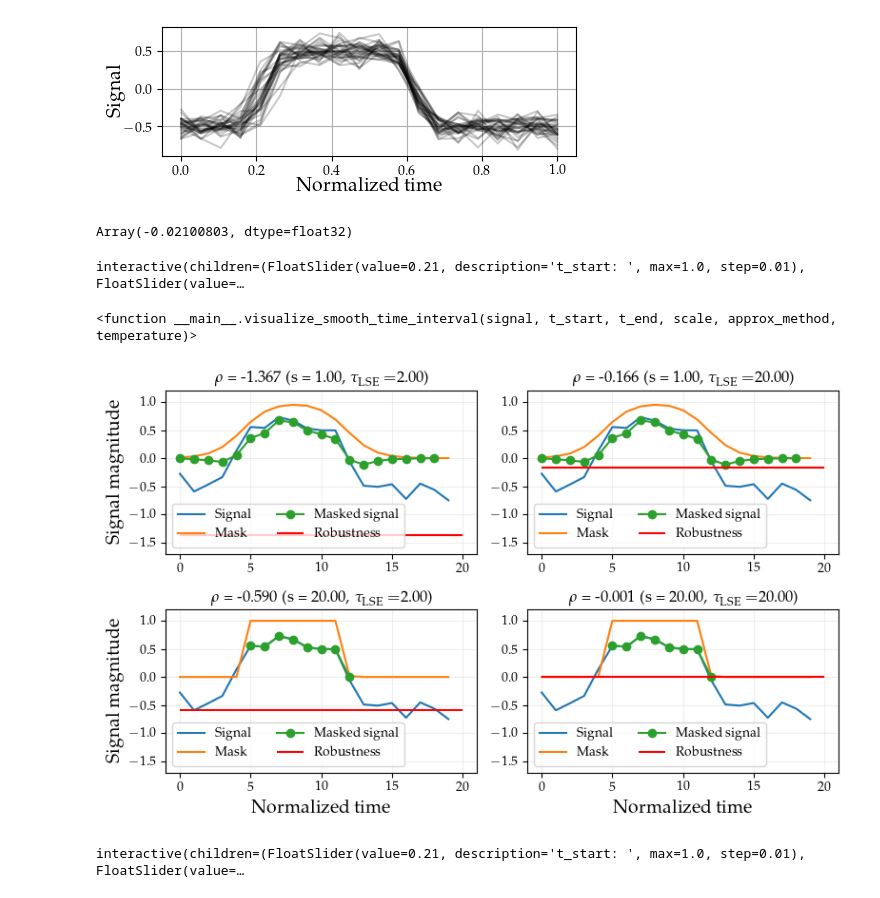
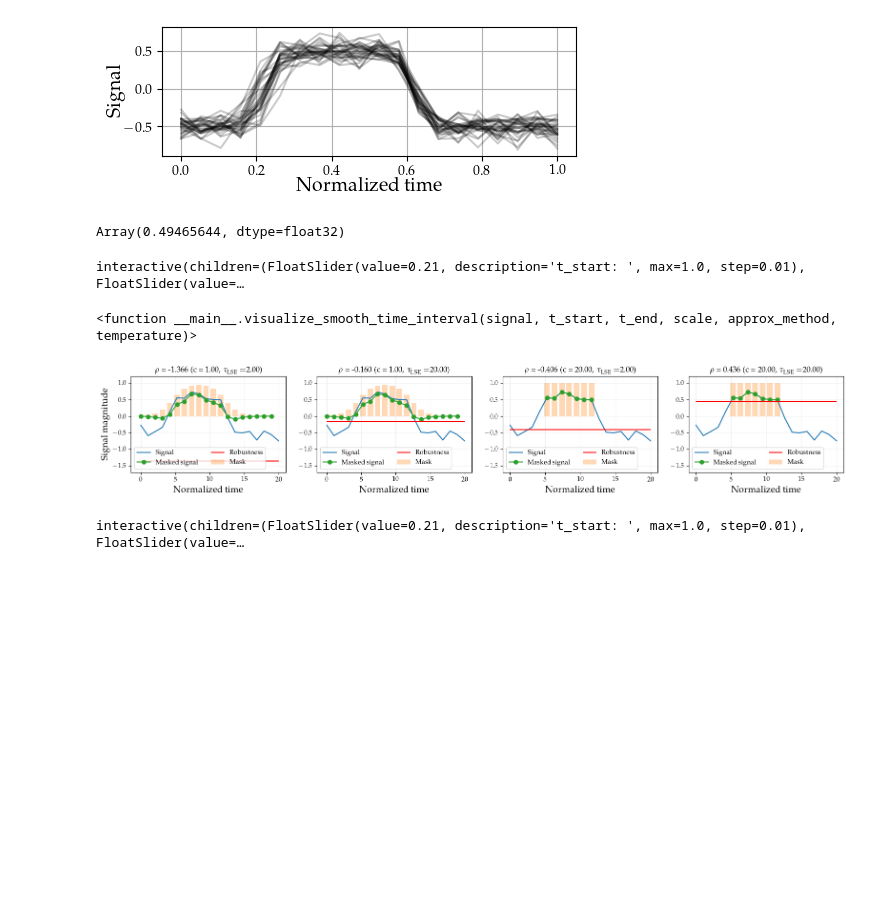
Before and after one commit to karenl7/stljax, a Jupyter notebook: differentiable_time.ipynb, the cells around one changed output. Drawn from its saved outputs; the diff is of its cells as text; code cells hidden in the pictures; blank space fills up the shorter version.

```diff
--- a/differentiable_time.ipynb
+++ b/differentiable_time.ipynb
@@ -31,7 +33,7 @@ for (i,s) in enumerate([1., 2., 4, 10]):
     plt.vlines([a*T, b*T], 0, 1)
     plt.grid()
     plt.ylim([-0.1, 1.1])
-    plt.title("$s$ = %.2f"%s)
+    plt.title("$c$ = %.2f"%s)
     if i in [2, 3]:
         plt.xlabel("Timestep",labelpad=-3)
     if i in [0,2]:
@@ -134,12 +95,12 @@ plt.tight_layout()
 # %% [output]
 [figure]
 # %%
-scale = 3.
+scale = 3000.
 temperature = 100.
 approx_method = "true"
 foo(signals[0], true_t_start, true_t_end, scale, approx_method="true", temperature=temperature)
 # %% [output]
-Array(-0.02100803, dtype=float32)
+Array(0.49465644, dtype=float32)
 # %%
 def visualize_smooth_time_interval_(signal, t_start, t_end, scale, approx_method, temperature):
     fontsize = 14
@@ -147,12 +108,13 @@ def visualize_smooth_time_interval_(signal, t_start, t_end, scale, approx_method
     T = signal.shape[0]
     xs = jnp.linspace(0., 1., T)
     mask = smooth_mask(T, t_start, t_end, scale)
-    plt.plot(signal, label="Signal")
-    plt.plot(mask, label="Mask")
+    masked_filtered = jnp.where(mask > delta, mask, jnp.nan)
+    plt.plot(xs * T, signal, label="Signal")
+    plt.bar(xs * T, masked_filtered, label="Mask", color="C1", alpha=0.3)
     ss = dp.subformula(signal)
     # jnp.where(padded_smooth_time_mask, signal_padded * padded_smooth_time_mask, mask_value)
     masked_signal = jnp.where(mask > delta, ss * mask, jnp.nan)
-    plt.plot(masked_signal, "o-", label="Masked signal")
+    plt.plot(xs * T, masked_signal, "o-", label="Masked signal", color="C2")
 
     rob = foo(signal, t_start=t_start, t_end=t_end, scale=scale, approx_method=approx_method, temperature=temperature)
     plt.hlines(rob, 0, T, color="red", label="Robustness")
@@ -165,9 +127,9 @@ def visualize_smooth_time_interval_(signal, t_start, t_end, scale, approx_method
                 app = "LSE"
             case "softmax":
                 app = "soft"
-        plt.title("$\\rho$ = %.3f (s = %.2f, $\\tau_\\mathrm{%s}=$%.2f)"%(rob, scale, app, temperature))
+        plt.title("$\\rho$ = %.3f (c = %.2f, $\\tau_\\mathrm{%s}=$%.2f)"%(rob, scale, app, temperature))
     else:
-        plt.title("$\\rho$ = %.3f (s = %.2f)"%(rob, scale))
+        plt.title("$\\rho$ = %.3f (c = %.2f)"%(rob, scale))
 
     # plt.ylim([-1.5, 1.5])
     plt.grid(zorder=-5, alpha=0.2)
@@ -196,11 +158,11 @@ def visualize_loss_landscape(loss_func, signal, scale, approx_method, temperatur
                 app = "LSE"
             case "softmax":
                 app = "soft"
-        plt.title("Loss landscape \n  (s = %.2f, $\\tau_\\mathrm{%s}$ = %.2f)"%(scale, app, temperature))
+        plt.title("Loss landscape \n  (c = %.2f, $\\tau_\\mathrm{%s}$ = %.2f)"%(scale, app, temperature))
     else:
-        plt.title("Loss landscape \n (s = %.2f)"%(scale))
-    plt.xlabel("$t_\\mathrm{start}$", fontsize=fontsize)
-    plt.ylabel("$t_\\mathrm{end}$", fontsize=fontsize)
+        plt.title("Loss landscape \n (c = %.2f)"%(scale))
+    plt.xlabel("$a$", fontsize=fontsize, labelpad=-3)
+    plt.ylabel("$b$", fontsize=fontsize, labelpad=-3)
     plt.grid(zorder=-5, alpha=0.2)
 
 
@@ -252,23 +214,23 @@ interactive(children=(FloatSlider(value=0.21, description='t_start: ', max=1.0,
 <function __main__.visualize_smooth_time_interval(signal, t_start, t_end, scale, approx_method, temperature)>
 # %%
 approx_method = "logsumexp"
-plt.figure(figsize=(8,5))
+plt.figure(figsize=(16,3))
 scales = [1., 20.]
 temps = [2., 20.]
 i = 1
 for s in scales:
     for t in temps:
-        plt.subplot(2,2,i)
-        visualize_smooth_time_interval_(signals[0], true_t_start+0.01, true_t_end, s, approx_method, t)
+        plt.subplot(1,4,i)
+        visualize_smooth_time_interval_(signals[0], true_t_start+0.01, true_t_end-0.01, s, approx_method, t)
         plt.ylim([-1.7, 1.2])
-        if i in [1,2]:
-            plt.xlabel("")
-        if i in [2,4]:
+        # if i in [1,2]:
+        #     plt.xlabel("")
+        if i in [2,3,4]:
             plt.ylabel("")
         i += 1
 plt.tight_layout()
 # %% [output]
-[figure, old version]
+[figure, new version]
 # %%
 def plot_loss_landscape(signal, s, e, scale, approx_method, temperature, coeff):
     N = 100
```
Also changed, not shown: parts of 158 cells of this notebook, 2 other files.
